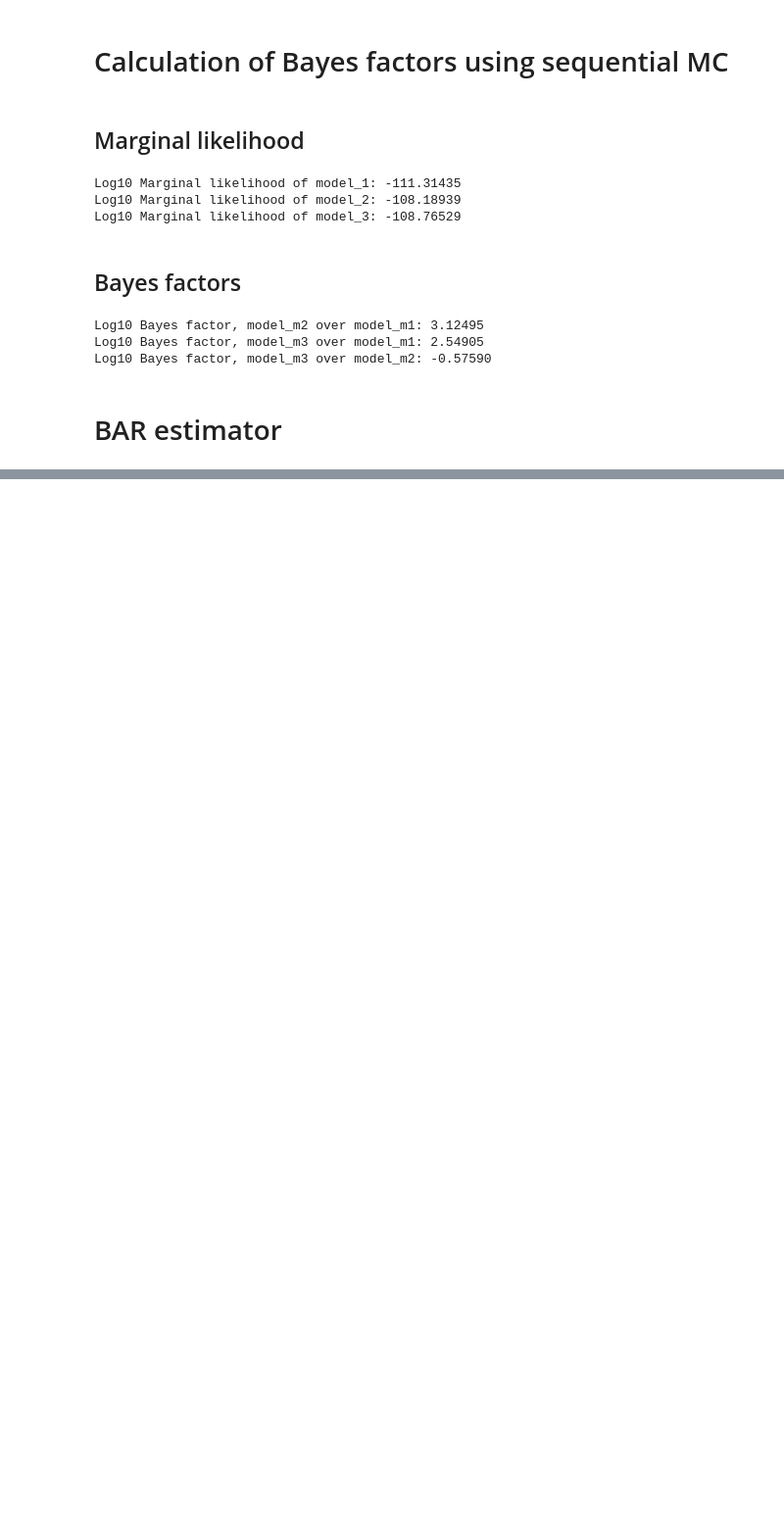
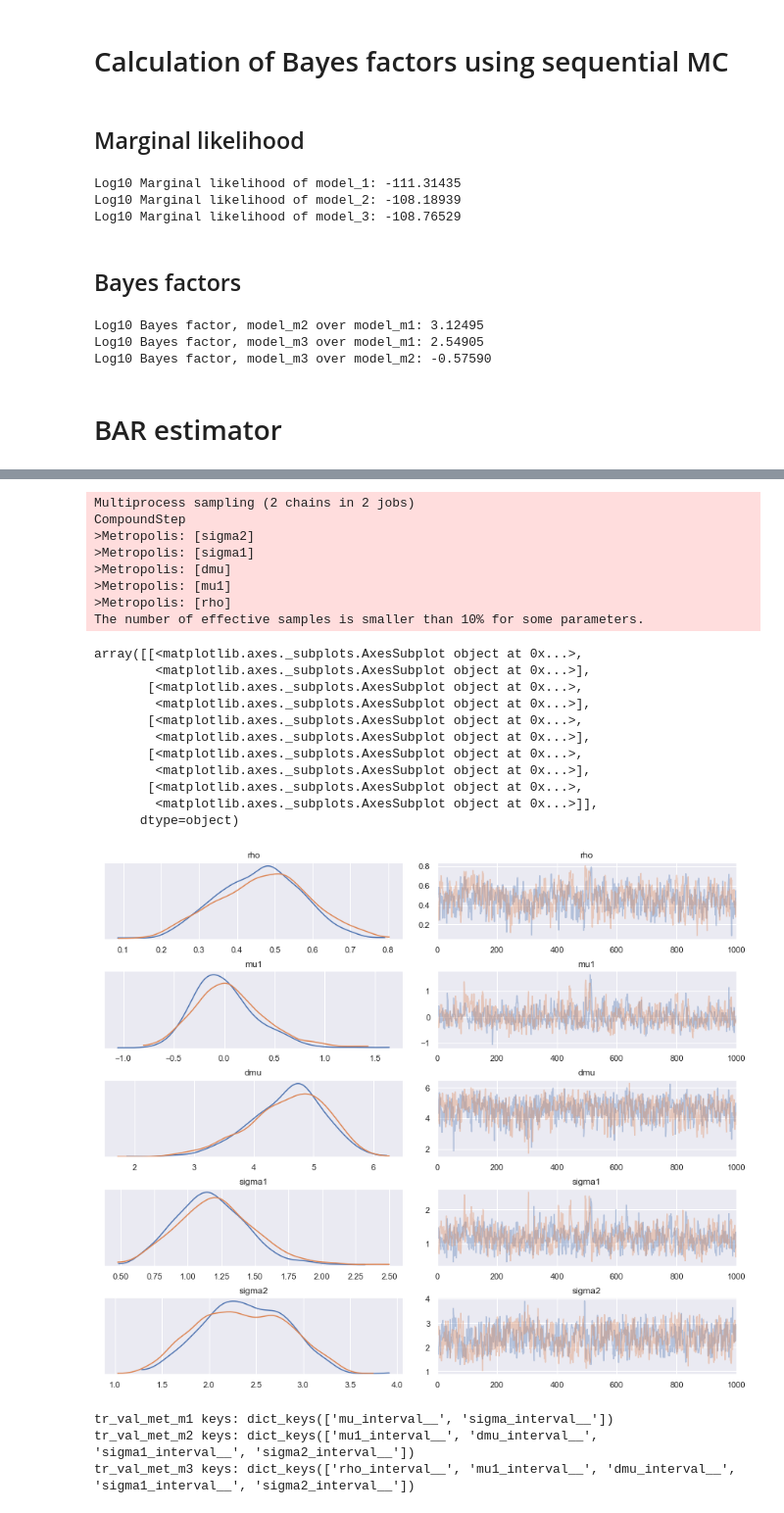
Before and after one commit to nguyentrunghai/BAR_estimator_for_Bayes_factors, a Jupyter notebook: Bayes_factors_Gaussian_mixture.ipynb, the cells around one changed output, grey strips where cells are left out. Shown at 98% size. Cells and saved outputs as stored; diff of their text form; code cells hidden in the pictures; blank space fills up the shorter version.

```diff
--- a/Bayes_factors_Gaussian_mixture.ipynb
+++ b/Bayes_factors_Gaussian_mixture.ipynb
@@ -414,0 +551,28 @@ def augment_simpler_vars(sample_simpler, mu_sigma_complex, aug_type, random_stat
+# %%
+with model_3:
+    tr_met_m3 = pm.sample(MET_STEPS, step=pm.Metropolis(), random_seed=SEED)
+
+pickle.dump(tr_met_m3, open("data/trace_met_m3.pickle", "wb"))
+
+pm.traceplot(tr_met_m3[::10])
+# %% [output]
+Multiprocess sampling (2 chains in 2 jobs)
+CompoundStep
+>Metropolis: [sigma2]
+>Metropolis: [sigma1]
+>Metropolis: [dmu]
+>Metropolis: [mu1]
+>Metropolis: [rho]
+The number of effective samples is smaller than 10% for some parameters.
+array([[<matplotlib.axes._subplots.AxesSubplot object at 0x...>,
+        <matplotlib.axes._subplots.AxesSubplot object at 0x...>],
+       [<matplotlib.axes._subplots.AxesSubplot object at 0x...>,
+        <matplotlib.axes._subplots.AxesSubplot object at 0x...>],
+       [<matplotlib.axes._subplots.AxesSubplot object at 0x...>,
+        <matplotlib.axes._subplots.AxesSubplot object at 0x...>],
+       [<matplotlib.axes._subplots.AxesSubplot object at 0x...>,
+        <matplotlib.axes._subplots.AxesSubplot object at 0x...>],
+       [<matplotlib.axes._subplots.AxesSubplot object at 0x...>,
+        <matplotlib.axes._subplots.AxesSubplot object at 0x...>]],
+      dtype=object)
+[figure, added]
@@ -414,0 +583,8 @@ def augment_simpler_vars(sample_simpler, mu_sigma_complex, aug_type, random_stat
+# %%
+print("tr_val_met_m1 keys:", tr_val_met_m1.keys())
+print("tr_val_met_m2 keys:", tr_val_met_m2.keys())
+print("tr_val_met_m3 keys:", tr_val_met_m3.keys())
+# %% [output]
+tr_val_met_m1 keys: dict_keys(['mu_interval__', 'sigma_interval__'])
+tr_val_met_m2 keys: dict_keys(['mu1_interval__', 'dmu_interval__', 'sigma1_interval__', 'sigma2_interval__'])
+tr_val_met_m3 keys: dict_keys(['rho_interval__', 'mu1_interval__', 'dmu_interval__', 'sigma1_interval__', 'sigma2_interval__'])
```
Also changed, not shown: parts of 19 cells of this notebook.
